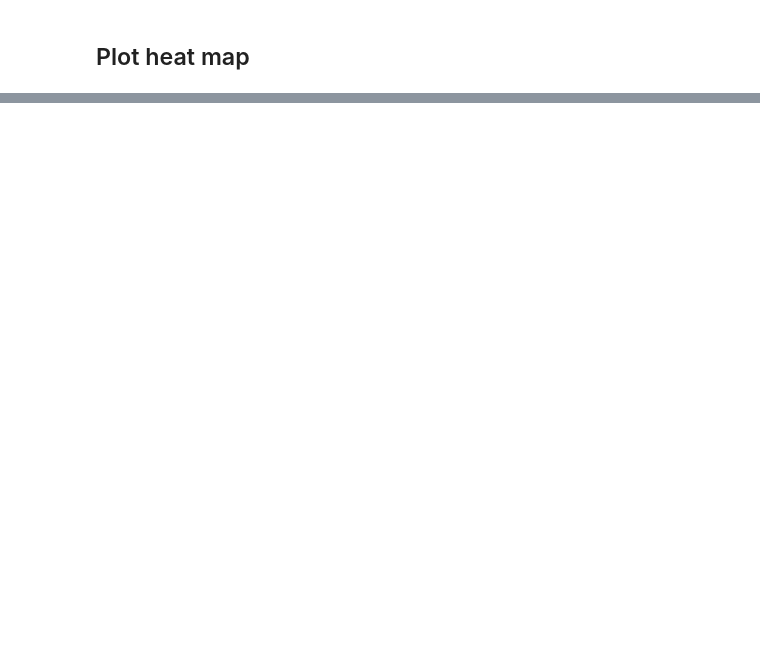
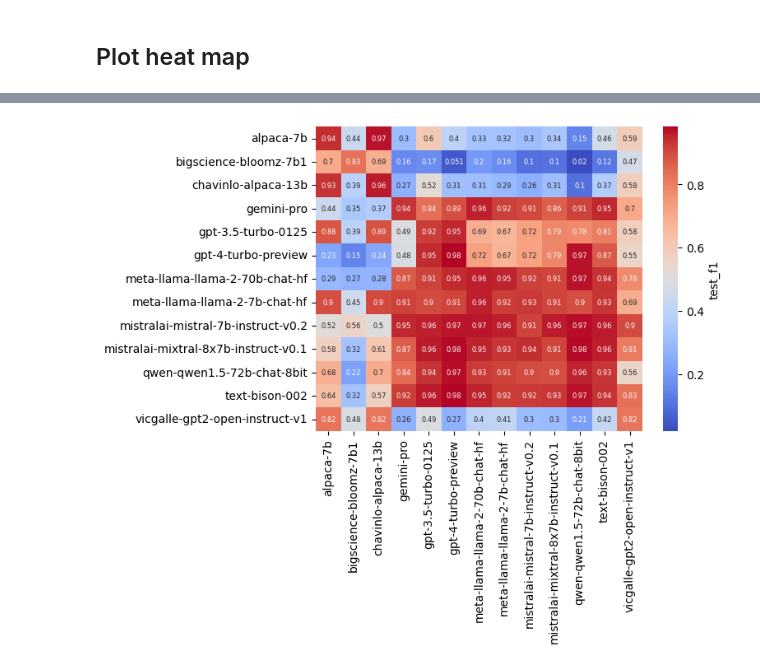
Before and after one commit to dundurlunka/llm-detect, a Jupyter notebook: src/baseline/one-vs-all-heat-map.ipynb, the cells around one changed output, grey strips where cells are left out. Drawn from its saved outputs; the diff is of its cells as text; code cells hidden in the pictures; blank space fills up the shorter version.

```diff
--- a/src/baseline/one-vs-all-heat-map.ipynb
+++ b/src/baseline/one-vs-all-heat-map.ipynb
@@ -71,0 +94,4 @@ plot_heat_map(data, native_test_acc_dict, use_full_test_set=True, metric='test_a
+# %%
+plot_heat_map(data, native_metrics_dict, use_full_test_set=True, metric='test_f1')
+# %% [output]
+[figure, added]
```
Also changed, not shown: parts of 6 cells of this notebook, 14 other files.
